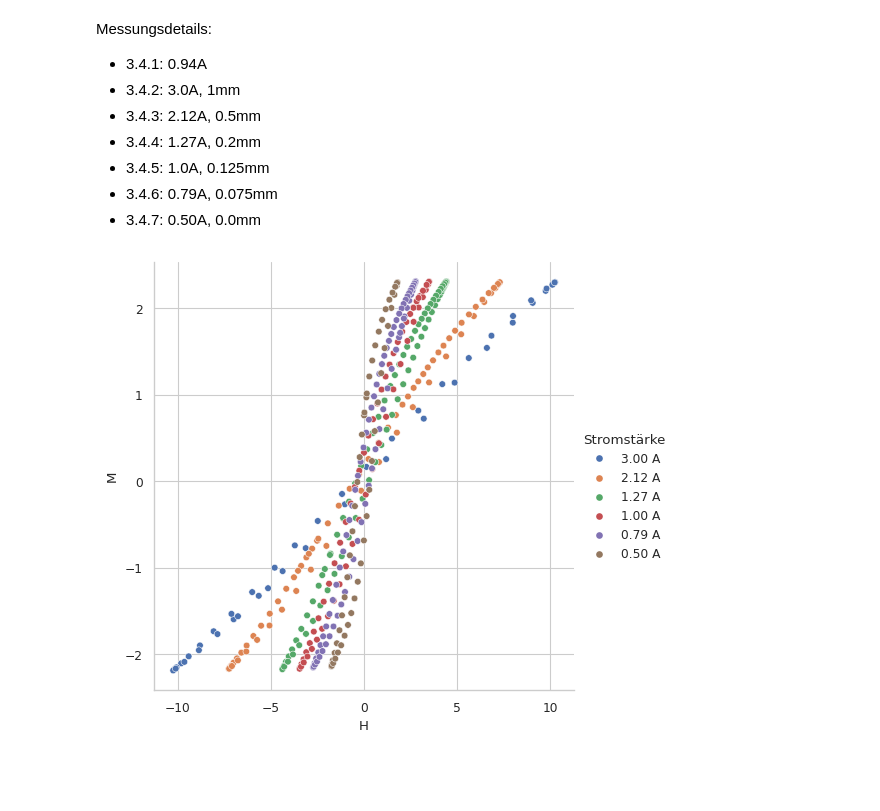
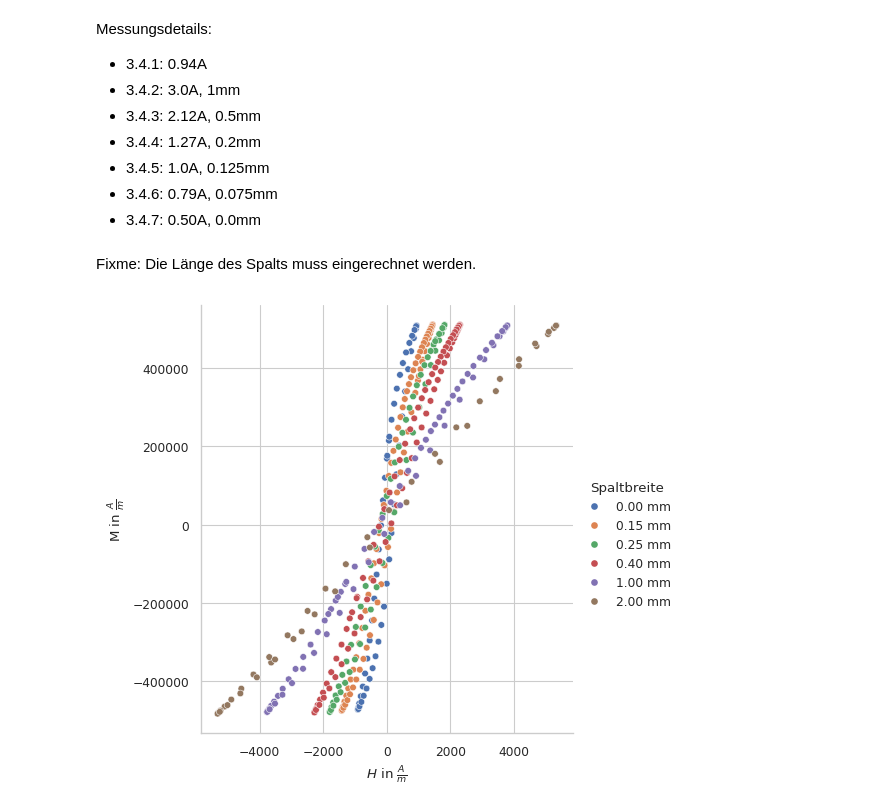
Before and after one commit to ofilla/physik-praktikum-b, a Jupyter notebook: B2.4/data/Auswertung.ipynb, the cells around one changed output. Drawn from its saved outputs; the diff is of its cells as text; code cells hidden in the pictures; blank space fills up the shorter version.

```diff
--- a/B2.4/data/Auswertung.ipynb
+++ b/B2.4/data/Auswertung.ipynb
@@ -15 +11,5 @@ def read_csv(filename):
+# %%
+H_column = r'$H$ in $\frac{A}{m}$'
+I_column = r'$I_{max}$ in A'
+M_column = r'M in $\frac{A}{m}$'
 # %%
@@ -140,12 +185,38 @@ g = pd.read_csv('3.4.7.csv', sep='\t')
+# %% [markdown]
+Fixme: Die Länge des Spalts muss eingerechnet werden.
+# %%
+def H_spalt(U):
+    U_max = spalt_a.H.max()
+    n_p=54
+    r=1.5/100 # m
+    return n_p/(2 * math.pi * r) * (3.0/U_max) * U
+# %%
+spalt_a[H_column] = spalt_a['H'].apply(H_spalt)
+spalt_b[H_column] = spalt_b['H'].apply(H_spalt)
+spalt_c[H_column] = spalt_c['H'].apply(H_spalt)
+spalt_d[H_column] = spalt_d['H'].apply(H_spalt)
+spalt_e[H_column] = spalt_e['H'].apply(H_spalt)
+spalt_f[H_column] = spalt_f['H'].apply(H_spalt)
+spalt_g[H_column] = spalt_g['H'].apply(H_spalt)
+
+spalt_a[M_column] = spalt_a['M'].apply(M)
+spalt_b[M_column] = spalt_b['M'].apply(M)
+spalt_c[M_column] = spalt_c['M'].apply(M)
+spalt_d[M_column] = spalt_d['M'].apply(M)
+spalt_e[M_column] = spalt_e['M'].apply(M)
+spalt_f[M_column] = spalt_f['M'].apply(M)
+spalt_g[M_column] = spalt_g['M'].apply(M)
 # %%
-a['Stromstärke'] = '0.94 A'
-b['Stromstärke'] = '3.00 A'
-c['Stromstärke'] = '2.12 A'
-d['Stromstärke'] = '1.27 A'
-e['Stromstärke'] = '1.00 A'
-f['Stromstärke'] = '0.79 A'
-g['Stromstärke'] = '0.50 A'
+spalt_a['Ringkern'] = 'mit Spalt'
+
+S_column = 'Spaltbreite'
+spalt_b[S_column] = r'2.00 mm'
+spalt_c[S_column] = r'1.00 mm'
+spalt_d[S_column] = r'0.40 mm'
+spalt_e[S_column] = r'0.25 mm'
+spalt_f[S_column] = r'0.15 mm'
+spalt_g[S_column] = r'0.00 mm'
 # %%
-plot(pd.concat([b,c,d,e,f,g]))
+plot(pd.concat([spalt_g,spalt_f,spalt_e,spalt_d,spalt_c,spalt_b]), hue_column=S_column)
 # %% [output]
-[figure, old version]
+[figure, new version]
```
Also changed, not shown: parts of 24 cells of this notebook, 2 other files.
